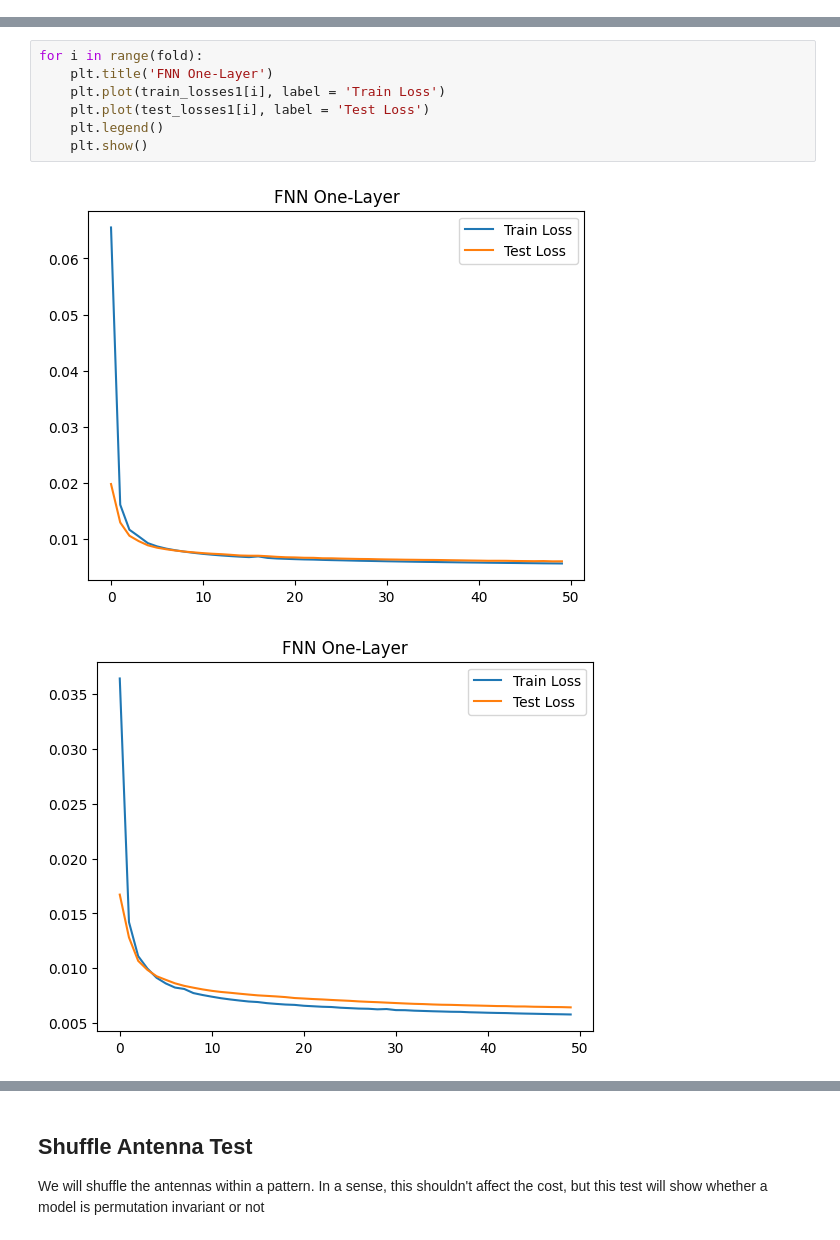
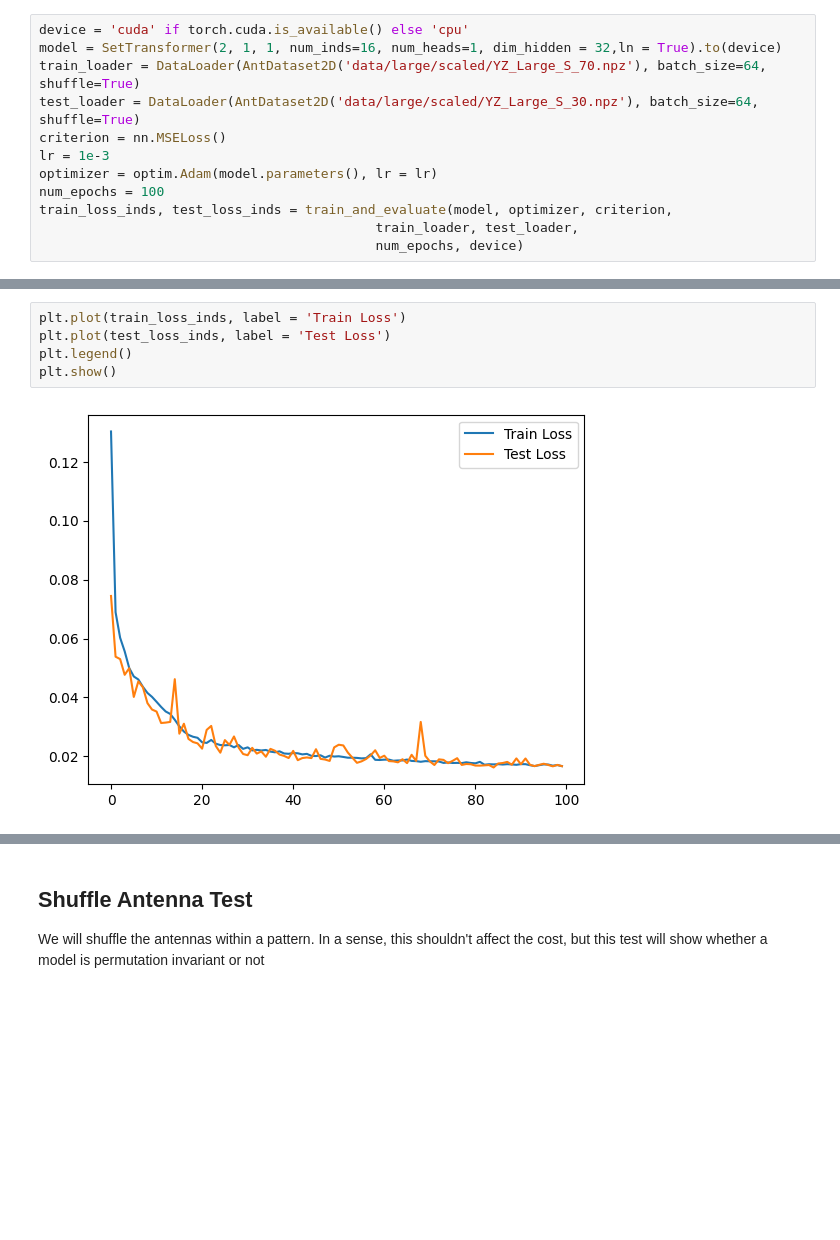
Before and after one commit to david5010/antenna_arrays, a Jupyter notebook: tests.ipynb, the cells around one changed output, grey strips where cells are left out. Cells and saved outputs as stored; diff of their text form; blank space fills up the shorter version.

Commit message:
add Set Transformer

```diff
--- a/tests.ipynb
+++ b/tests.ipynb
@@ -72,0 +8,12 @@ Standard Deviation Test MSE: 0.00018572524295354164
+# %%
+device = 'cuda' if torch.cuda.is_available() else 'cpu'
+model = SetTransformer(2, 1, 1, num_inds=16, num_heads=1, dim_hidden = 32,ln = True).to(device)
+train_loader = DataLoader(AntDataset2D('data/large/scaled/YZ_Large_S_70.npz'), batch_size=64, shuffle=True)
+test_loader = DataLoader(AntDataset2D('data/large/scaled/YZ_Large_S_30.npz'), batch_size=64, shuffle=True)
+criterion = nn.MSELoss()
+lr = 1e-3
+optimizer = optim.Adam(model.parameters(), lr = lr)
+num_epochs = 100
+train_loss_inds, test_loss_inds = train_and_evaluate(model, optimizer, criterion,
+                                           train_loader, test_loader,
+                                           num_epochs, device)
@@ -73,10 +38,7 @@ Standard Deviation Test MSE: 0.00018572524295354164
 # %%
-for i in range(fold):
-    plt.title('FNN One-Layer')
-    plt.plot(train_losses1[i], label = 'Train Loss')
-    plt.plot(test_losses1[i], label = 'Test Loss')
-    plt.legend()
-    plt.show()
+plt.plot(train_loss_inds, label = 'Train Loss')
+plt.plot(test_loss_inds, label = 'Test Loss')
+plt.legend()
+plt.show()
 # %% [output]
-[figure, old version]
+[figure, new version]
-[figure, removed]
```
Also changed, not shown: parts of 20 cells of this notebook, 3 other files.
